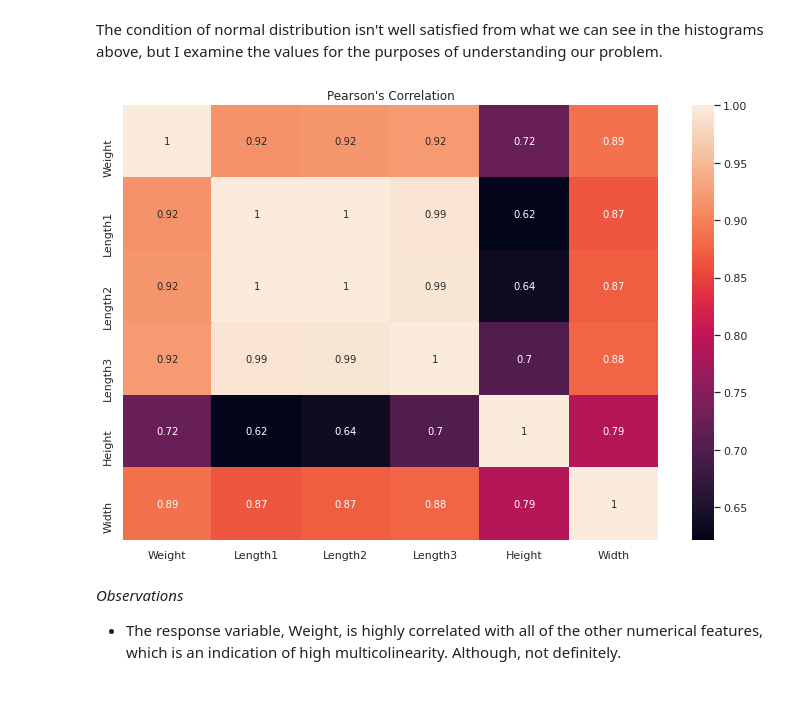
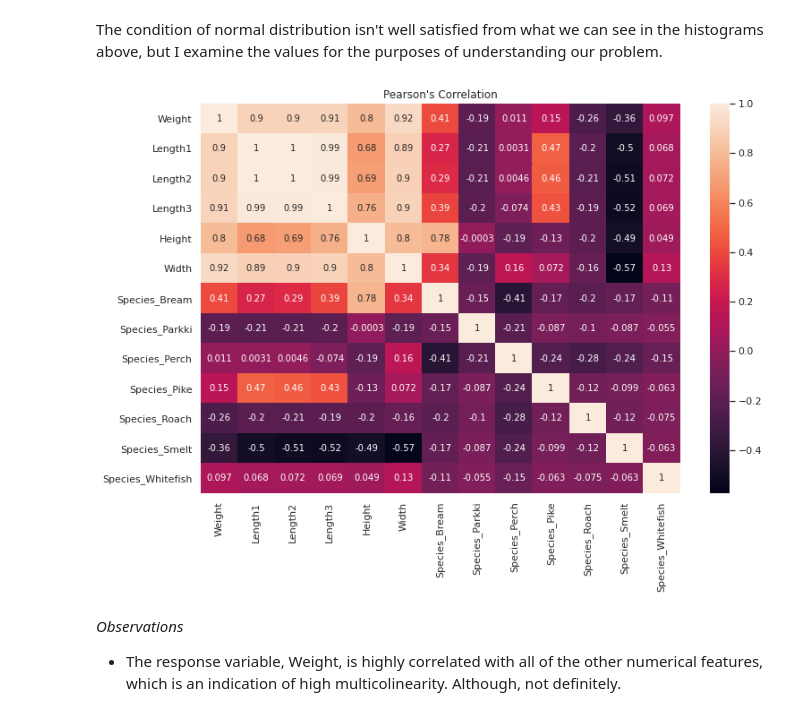
Before and after one commit to aedenj/flink-machine-learning-fish-market-example, a Jupyter notebook: model/model.ipynb, the cells around one changed output. Cells and saved outputs as stored; diff of their text form; code cells hidden in the pictures.

```diff
--- a/model/model.ipynb
+++ b/model/model.ipynb
@@ -273,10 +269,10 @@ The condition of normal distribution isn't well satisfied from what we can see i
 # %%
 plt.figure(figsize=(12,8))
 plt.title("Pearson's Correlation")
-sns.heatmap(fishes.corr(), annot=True);
+sns.heatmap(pd.get_dummies(fishes).corr(), annot=True);
 plt.show();
 # %% [output]
-[figure, old version]
+[figure, new version]
 # %% [markdown]
 *Observations*
 * The response variable, Weight, is highly correlated with all of the other numerical features, which is an indication of high multicolinearity. Although, not definitely.
```
Also changed, not shown: parts of 25 cells of this notebook.
